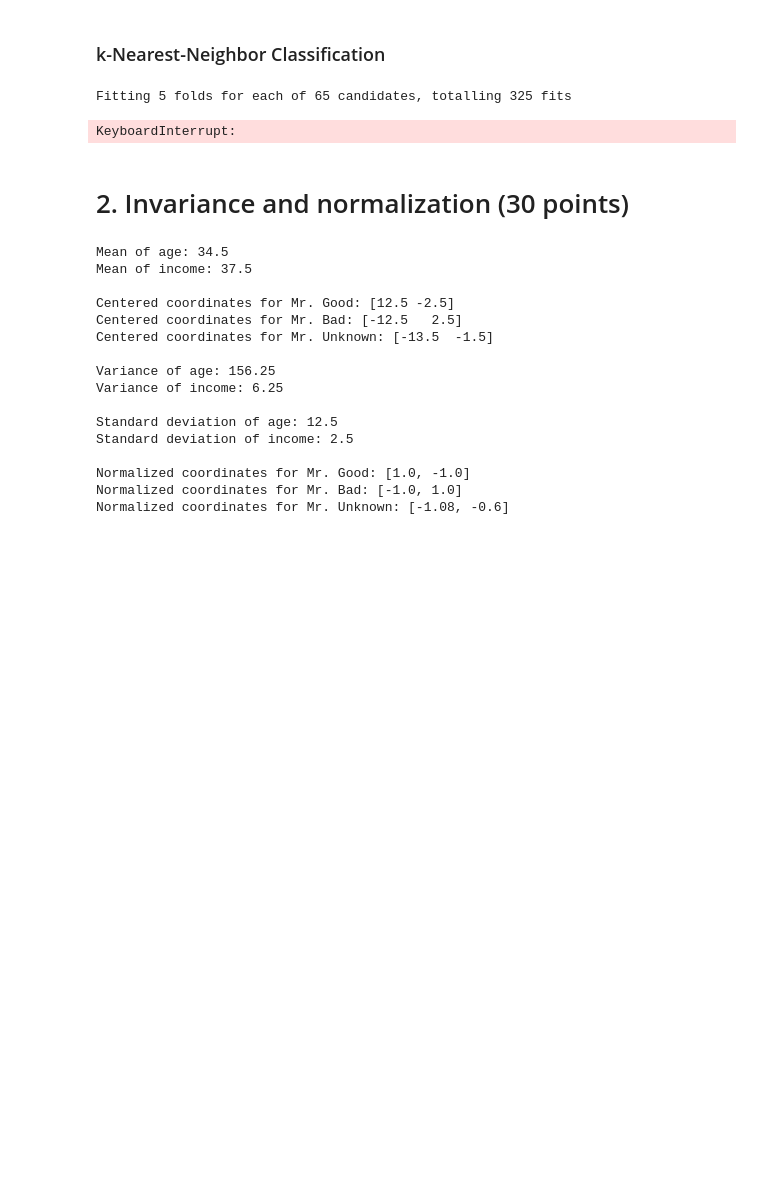
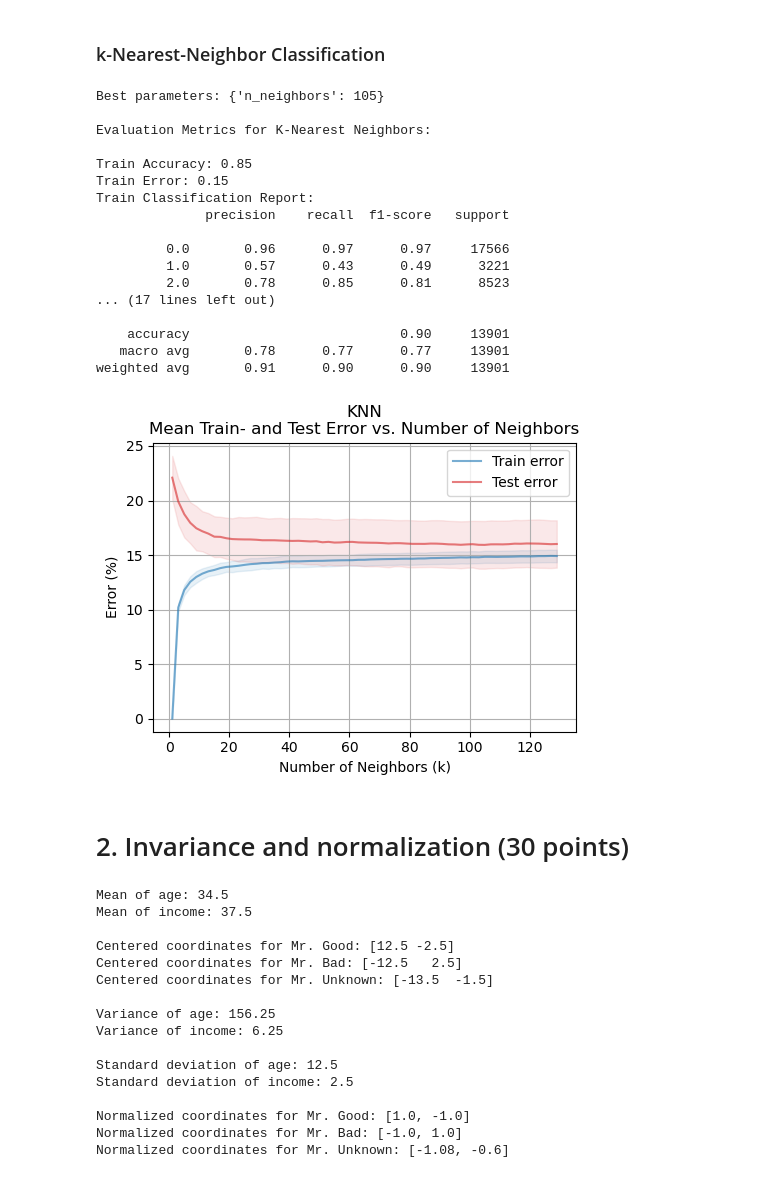
Before and after one commit to henrikdchristensen/DIKU-MLA-A5-Classification-and-DifferentiableProgramming, a Jupyter notebook: notebook.ipynb, the cells around one changed output. Drawn from its saved outputs; the diff is of its cells as text; code cells hidden in the pictures; blank space fills up the shorter version.

```diff
--- a/notebook.ipynb
+++ b/notebook.ipynb
@@ -60,19 +77,19 @@ param_grid = {
 }
 
 # Grid search
-grid_search = GridSearchCV(estimator=LogisticRegression(max_iter=10000, n_jobs=-1), param_grid=param_grid, n_jobs=-1, cv=5, verbose=3)
+grid_search = GridSearchCV(estimator=LogisticRegression(max_iter=10000, n_jobs=-1), param_grid=param_grid, n_jobs=-1, cv=5)
 grid_search.fit(X_train, y_train.values.ravel())
 
-best_lr_model = grid_search.best_estimator_
+best_model = grid_search.best_estimator_
 
 # Print best hyperparameters
 print("Best Hyperparameters:")
 print(grid_search.best_params_)
 
 # Predict and evaluate using the best model
-train_lr_pred = best_lr_model.predict(X_train)
-test_lr_pred = best_lr_model.predict(X_test)
+train_pred = best_model.predict(X_train)
+test_pred = best_model.predict(X_test)
 
 # Evaluate the model
-evaluate_classifier(y_train, train_lr_pred, y_test, test_lr_pred, f"Logistic Regression (Best Model)")
+evaluate_classifier(y_train, train_pred, y_test, test_pred, f"Logistic Regression (Best Model)")
 # %% [output]
@@ -133,52 +156,68 @@ from sklearn.model_selection import GridSearchCV
 
 # Define the parameter grid
 # Rule of thumb: sqrt(n) where n is the number of samples: https://quantdev.ssri.psu.edu/sites/qdev/files/kNN_tutorial.html
 # 4 set in the training dataset and 1 set for validation. Total samples: 33724; validation samples: 33724/5 = 6745; training samples: 33724 - 6745 = 26979
 # K-neighbors should be an odd value in KNN to avoid ties at decision boundaries
 # where majority voting occurs. Using odd numbers helps prevent ties.
-param_grid = {'n_neighbors': range(1, 130, 2)}  # Considering odd values from 1 to 149 neighbors
+param_grid = {'n_neighbors': range(1, 130, 2)}  # Considering odd values from 1 to 129 neighbors
 
 # Grid Search to find the best number of neighbors
-grid_search = GridSearchCV(estimator=KNeighborsClassifier(n_jobs=-1), param_grid=param_grid, return_train_score=True, n_jobs=-1, verbose=3, cv=5)
+grid_search = GridSearchCV(estimator=KNeighborsClassifier(n_jobs=-1), param_grid=param_grid, return_train_score=True, n_jobs=-1, cv=5)
 grid_search.fit(X_train, y_train.values.ravel())
 
 # Train the model with the best number of neighbors
-best_knn_model = grid_search.best_estimator_
+best_model = grid_search.best_estimator_
 
 # Predict and evaluate using the best model
-train_knn_pred = best_knn_model.predict(X_train)
-test_knn_pred = best_knn_model.predict(X_test)
+train_pred = best_model.predict(X_train)
+test_pred = best_model.predict(X_test)
 
 # Print the best parameters
 print("Best parameters:", grid_search.best_params_)
 
 # Evaluate the model
-evaluate_classifier(y_train, train_knn_pred, y_test, test_knn_pred, "K-Nearest Neighbors")
+evaluate_classifier(y_train, train_pred, y_test, test_pred, "K-Nearest Neighbors")
 
 # Plot the cross-validation results
 k_values = np.array(grid_search.cv_results_['param_n_neighbors'].data, dtype=float)
-train_error = np.array(1 - grid_search.cv_results_['mean_train_score'], dtype=float)
-test_error = np.array(1 - grid_search.cv_results_['mean_test_score'], dtype=float)
-train_std = np.array(grid_search.cv_results_['std_train_score'], dtype=float)
-test_std = np.array(grid_search.cv_results_['std_test_score'], dtype=float)
+train_error = np.array(100 - grid_search.cv_results_['mean_train_score']*100, dtype=float)
+test_error = np.array(100 - grid_search.cv_results_['mean_test_score']*100, dtype=float)
+train_std = np.array(grid_search.cv_results_['std_train_score']*100, dtype=float)
+test_std = np.array(grid_search.cv_results_['std_test_score']*100, dtype=float)
 
-plt.figure(figsize=(12, 6))
-plt.plot(k_values, train_error, label="Train error", color="blue")
-plt.fill_between(k_values, train_error - train_std, train_error + train_std, color="blue", alpha=0.1)  # Variance for train error
-plt.plot(k_values, test_error, label='Test error', color="red")
-plt.fill_between(k_values, test_error - test_std, test_error + test_std, color="red", alpha=0.1)  # Variance for test error
+plt.figure(figsize=(5, 4))
+plt.plot(k_values, train_error, label="Train error", color="tab:blue", alpha=0.6)
+plt.fill_between(k_values, train_error - train_std, train_error + train_std, color="tab:blue", alpha=0.1)  # Variance for train error
+plt.plot(k_values, test_error, label='Test error', color="tab:red", alpha=0.6)
+plt.fill_between(k_values, test_error - test_std, test_error + test_std, color="tab:red", alpha=0.1)  # Variance for test error
 
-plt.title('KNN\nMean Train- and Test Error (+ Variance) vs. No. of Neighbors')
+plt.title('KNN\nMean Train- and Test Error vs. Number of Neighbors')
 plt.xlabel('Number of Neighbors (k)')
-plt.ylabel('Error')
+plt.ylabel('Error (%)')
 plt.legend()
 plt.grid(True)
 plt.tight_layout()
 plt.savefig('output/knn.png')
 plt.show()
 # %% [output]
-Fitting 5 folds for each of 65 candidates, totalling 325 fits
+Best parameters: {'n_neighbors': 105}
+
+Evaluation Metrics for K-Nearest Neighbors:
+
+Train Accuracy: 0.85
+Train Error: 0.15
+Train Classification Report:
+              precision    recall  f1-score   support
+
+         0.0       0.96      0.97      0.97     17566
+         1.0       0.57      0.43      0.49      3221
+         2.0       0.78      0.85      0.81      8523
+... (17 lines left out)
+
+    accuracy                           0.90     13901
+   macro avg       0.78      0.77      0.77     13901
+weighted avg       0.91      0.90      0.90     13901
-KeyboardInterrupt:
+[figure, added]
 # %% [markdown]
 # 2. Invariance and normalization (30 points)
 # %%
```
Also changed, not shown: parts of 5 cells of this notebook, 7 other files.
